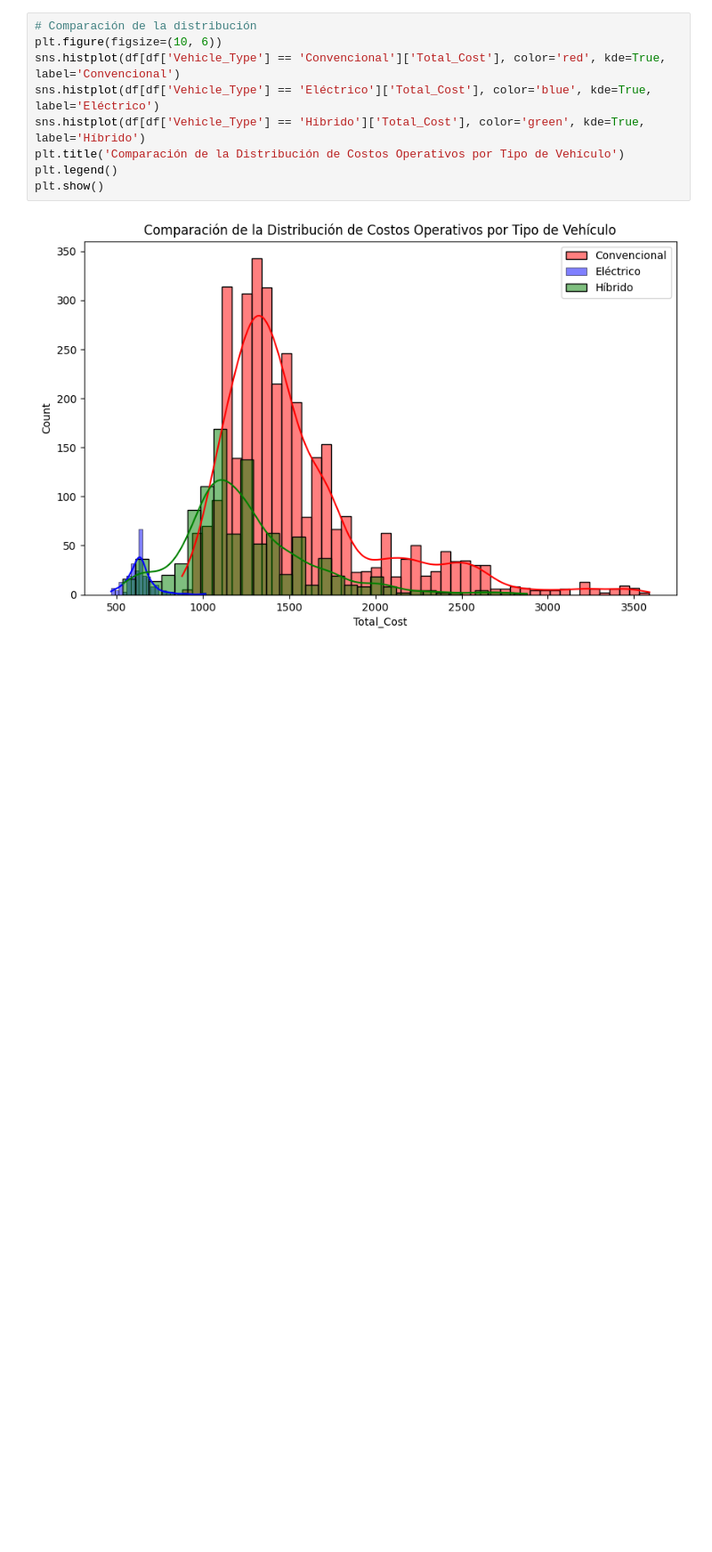
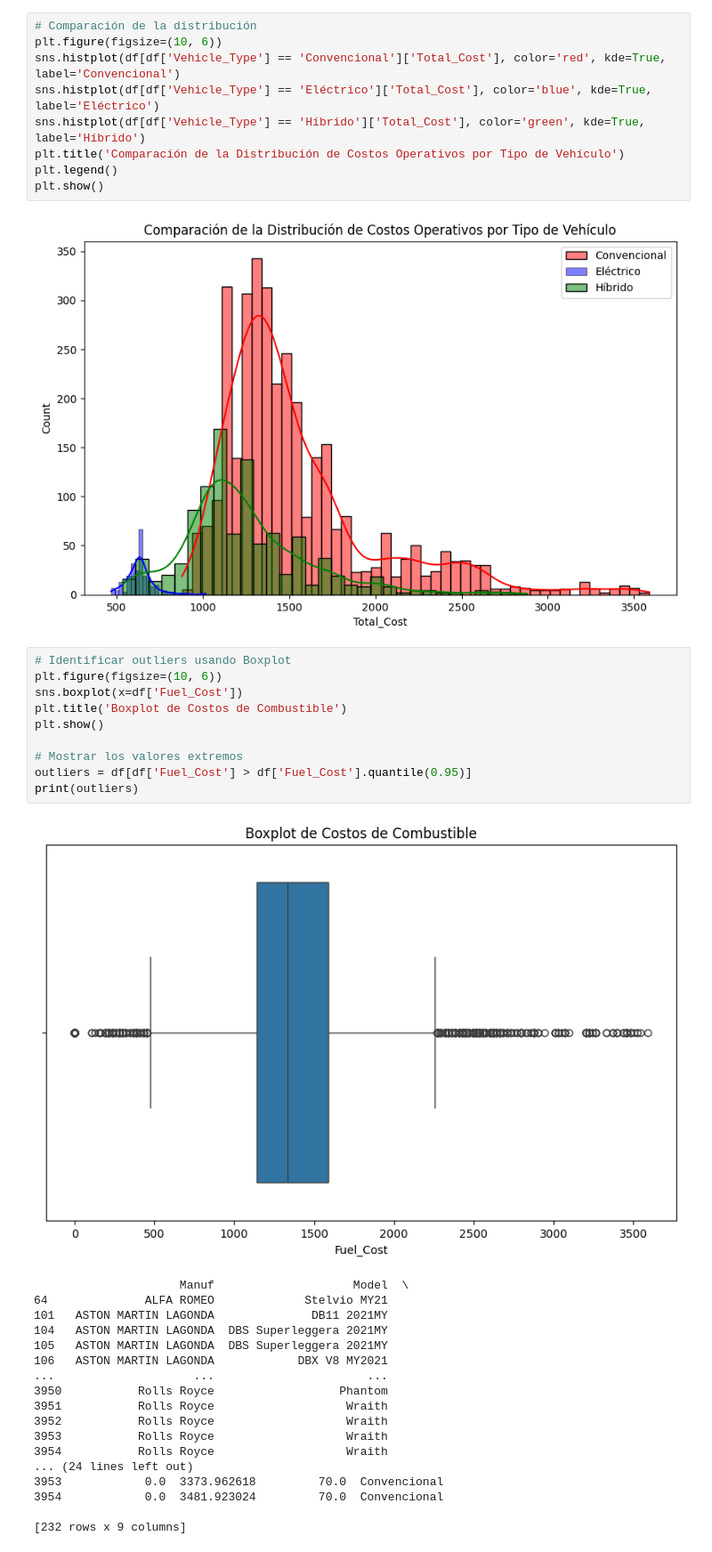
Before and after one commit to GLibardoAlarcon/Proyecto_Finalizado_Streamlit, a Jupyter notebook: EDA_REVISAR/EDA-T2.ipynb, the cells around one changed output. Shown at 89% size. Saved outputs shown, nothing was run; the diff lists cells and outputs as text; blank space fills up the shorter version.

```diff
--- a/EDA_REVISAR/EDA-T2.ipynb
+++ b/EDA_REVISAR/EDA-T2.ipynb
@@ -166,3 +166,32 @@ plt.legend()
 plt.show()
 # %% [output]
 [figure]
+# %%
+# Identificar outliers usando Boxplot
+plt.figure(figsize=(10, 6))
+sns.boxplot(x=df['Fuel_Cost'])
+plt.title('Boxplot de Costos de Combustible')
+plt.show()
+
+# Mostrar los valores extremos
+outliers = df[df['Fuel_Cost'] > df['Fuel_Cost'].quantile(0.95)]
+print(outliers)
+# %% [output]
+[figure, added]
+                     Manuf                    Model  \
+64              ALFA ROMEO             Stelvio MY21
+101   ASTON MARTIN LAGONDA              DB11 2021MY
+104   ASTON MARTIN LAGONDA  DBS Superleggera 2021MY
+105   ASTON MARTIN LAGONDA  DBS Superleggera 2021MY
+106   ASTON MARTIN LAGONDA            DBX V8 MY2021
+...                    ...                      ...
+3950           Rolls Royce                  Phantom
+3951           Rolls Royce                   Wraith
+3952           Rolls Royce                   Wraith
+3953           Rolls Royce                   Wraith
+3954           Rolls Royce                   Wraith
+... (24 lines left out)
+3953            0.0  3373.962618         70.0  Convencional
+3954            0.0  3481.923024         70.0  Convencional
+
+[232 rows x 9 columns]
```
Also changed, not shown: parts of 2 cells of this notebook.
